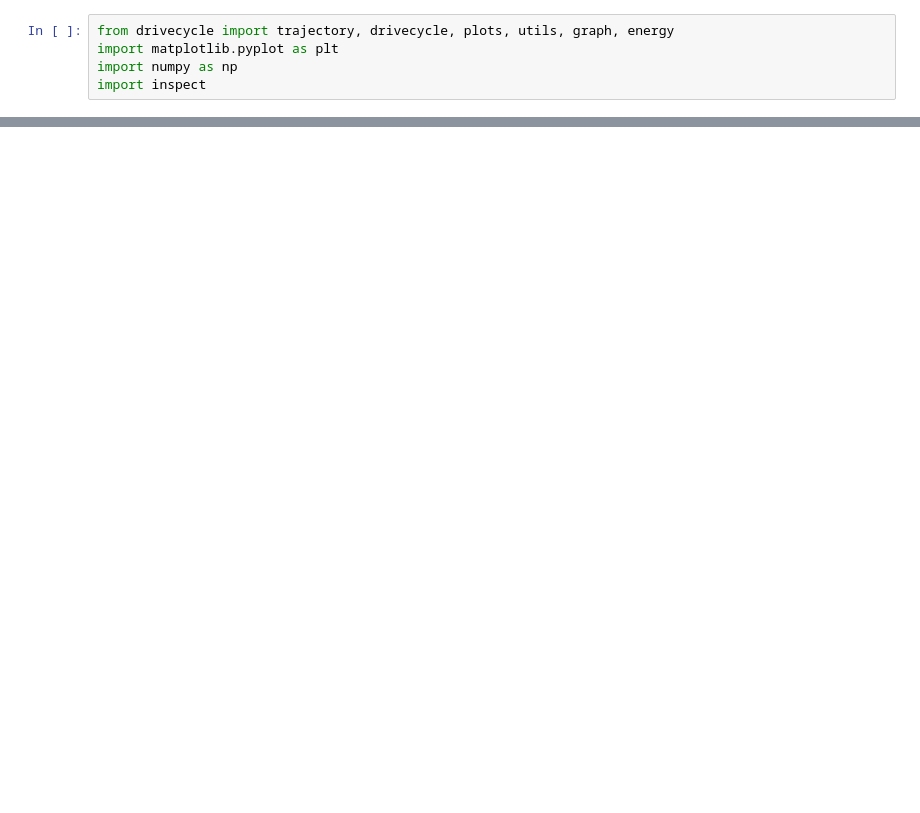
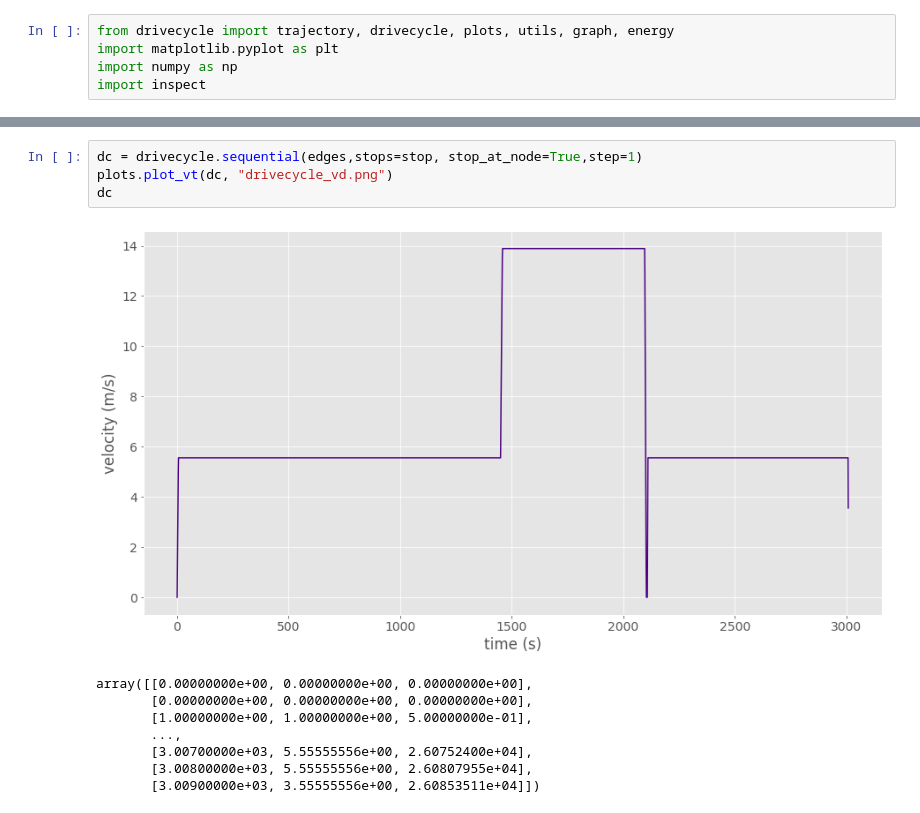
Before and after one commit to smohiudd/drivecycle, a Jupyter notebook: notebooks/energy2.ipynb, the cells around one changed output, grey strips where cells are left out. Cells and saved outputs as stored; diff of their text form; blank space fills up the shorter version.

```diff
--- a/notebooks/energy2.ipynb
+++ b/notebooks/energy2.ipynb
@@ -27,0 +72,13 @@ plt.plot(t,p, color='#4b0082', linewidth=1.5)
+# %%
+dc = drivecycle.sequential(edges,stops=stop, stop_at_node=True,step=1)
+plots.plot_vt(dc, "drivecycle_vd.png")
+dc
+# %% [output]
+[figure, added]
+array([[0.00000000e+00, 0.00000000e+00, 0.00000000e+00],
+       [0.00000000e+00, 0.00000000e+00, 0.00000000e+00],
+       [1.00000000e+00, 1.00000000e+00, 5.00000000e-01],
+       ...,
+       [3.00700000e+03, 5.55555556e+00, 2.60752400e+04],
+       [3.00800000e+03, 5.55555556e+00, 2.60807955e+04],
+       [3.00900000e+03, 3.55555556e+00, 2.60853511e+04]])
```
Also changed, not shown: parts of 6 cells of this notebook, 8 other files.
